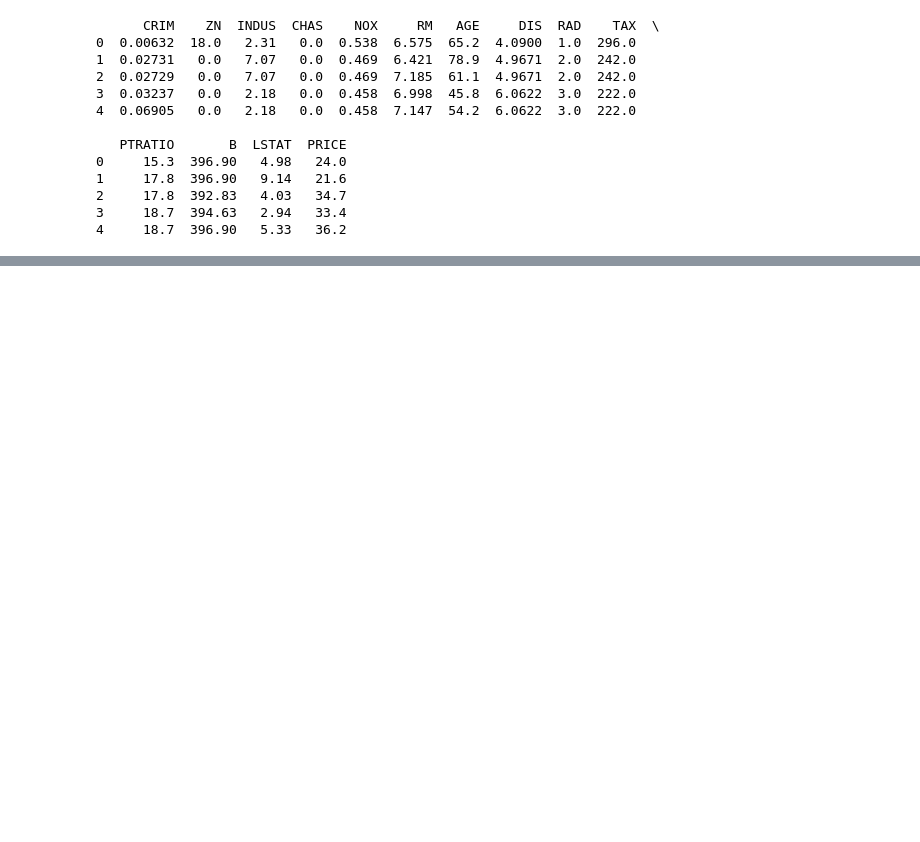
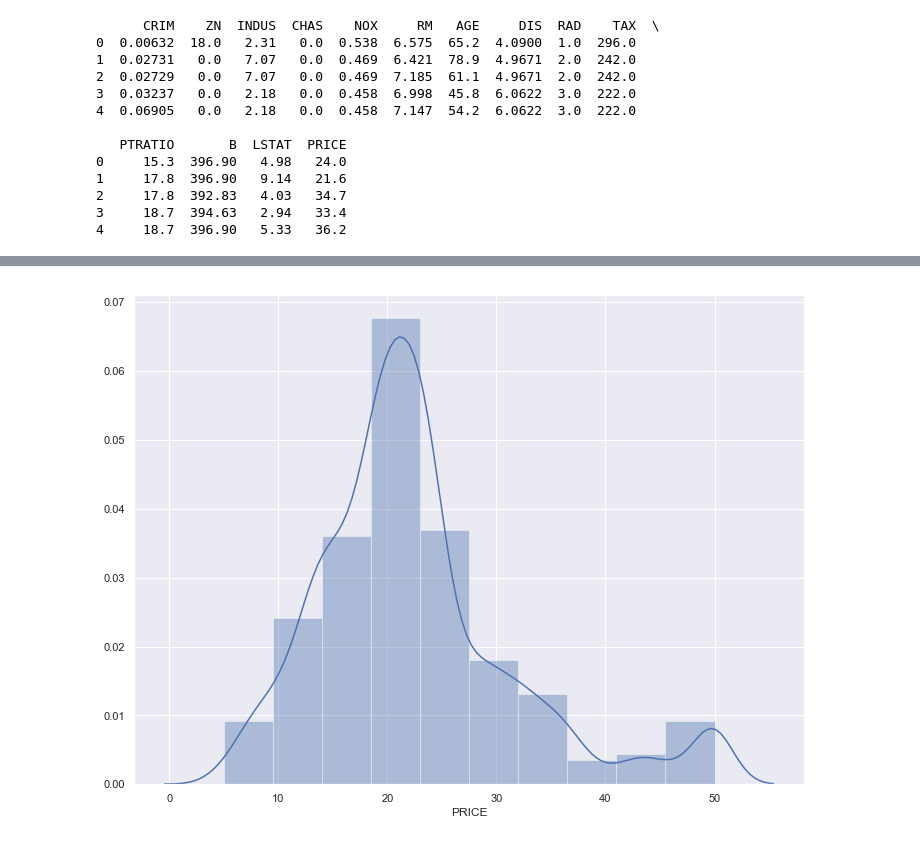
Before and after one commit to ebonnecab/ds2-1, a Jupyter notebook: linear_regress_hw.ipynb, the cells around one changed output, grey strips where cells are left out. Drawn from its saved outputs; the diff is of its cells as text; code cells hidden in the pictures; blank space fills up the shorter version.

Commit message:
added distribution plot and heatmap

```diff
--- a/linear_regress_hw.ipynb
+++ b/linear_regress_hw.ipynb
@@ -18,9 +45,9 @@ print(boston.data.shape)
 # %%
-bosdf = pd.DataFrame(boston.data)
-bosdf.columns = boston.feature_names
-bosdf['PRICE'] = boston.target
+bos_df = pd.DataFrame(boston.data)
+bos_df.columns = boston.feature_names
+bos_df['PRICE'] = boston.target
 
-print(bosdf.head())
+print(bos_df.head())
 # %% [output]
       CRIM    ZN  INDUS  CHAS    NOX     RM   AGE     DIS  RAD    TAX  \
 0  0.00632  18.0   2.31   0.0  0.538  6.575  65.2  4.0900  1.0  296.0
@@ -37,0 +83,6 @@ print(bosdf.head())
+# %%
+sns.set(rc={'figure.figsize': (12,9)})
+sns.distplot(bos_df['PRICE'], bins=10)
+plt.show()
+# %% [output]
+[figure, added]
```
Also changed, not shown: parts of 6 cells of this notebook.
